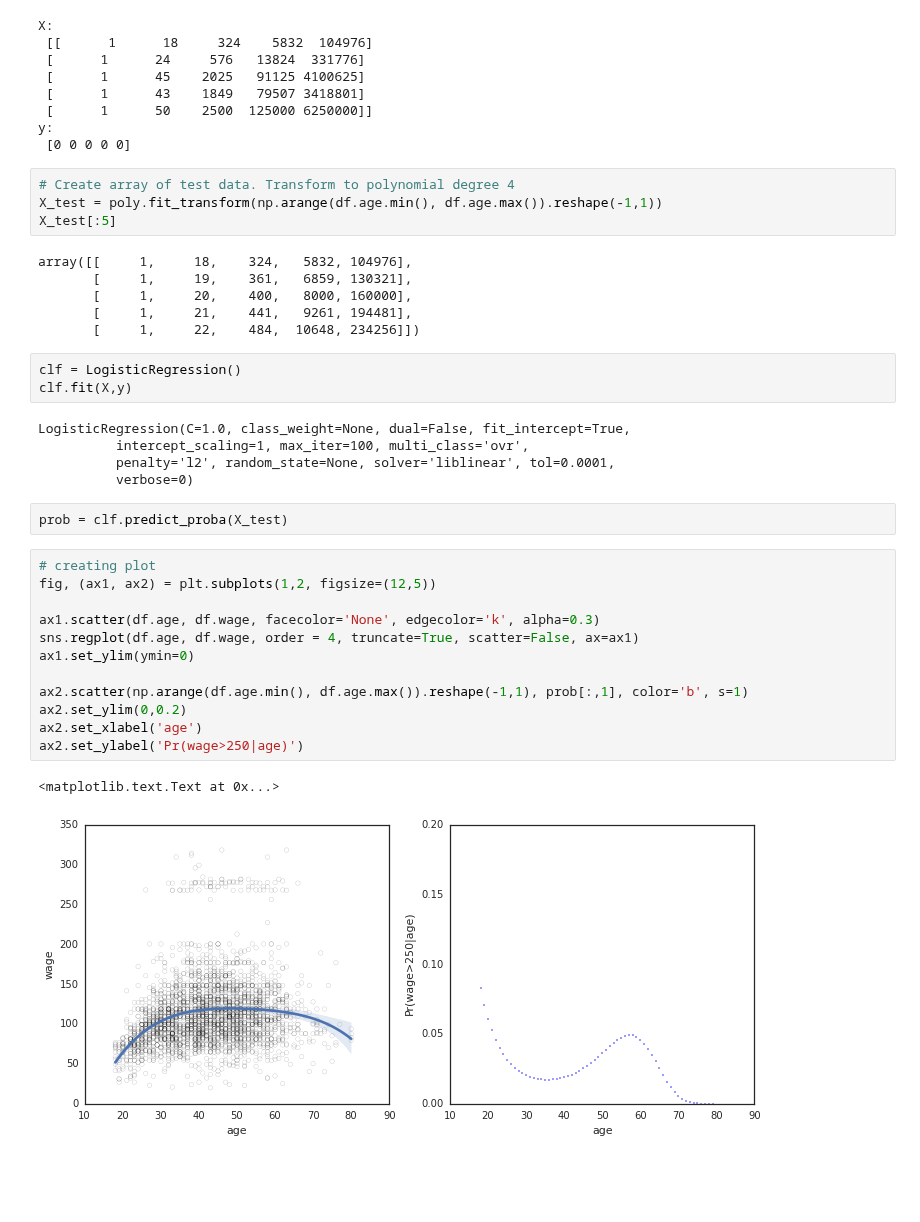
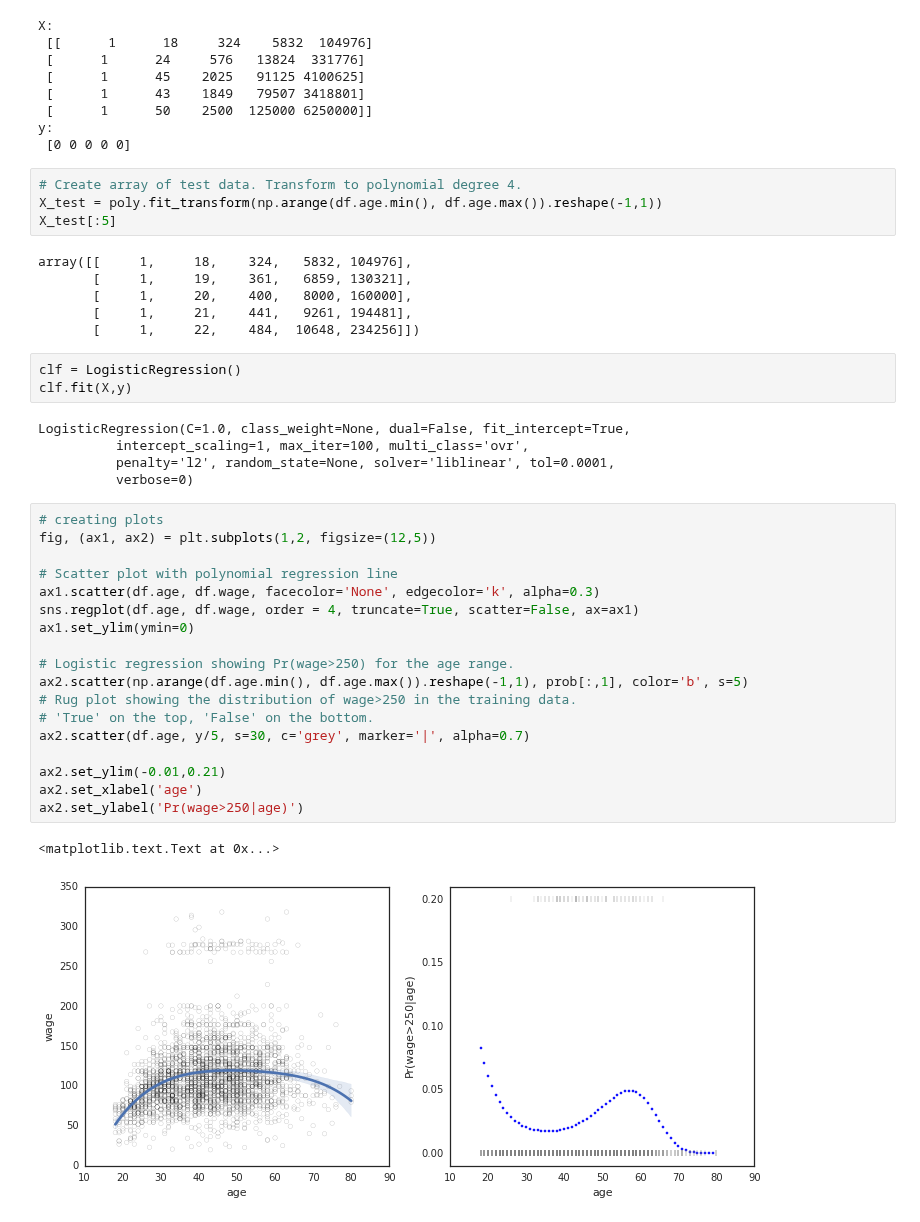
Before and after one commit to JWarmenhoven/ISLR-python, a Jupyter notebook: Chapter 7.ipynb, the cells around one changed output. Cells and saved outputs as stored; diff of their text form; blank space fills up the shorter version.

```diff
--- a/Chapter 7.ipynb
+++ b/Chapter 7.ipynb
@@ -78,7 +77,7 @@ X:
 y:
  [0 0 0 0 0]
 # %%
-# Create array of test data. Transform to polynomial degree 4
+# Create array of test data. Transform to polynomial degree 4.
 X_test = poly.fit_transform(np.arange(df.age.min(), df.age.max()).reshape(-1,1))
 X_test[:5]
 # %% [output]
@@ -95,20 +94,24 @@ LogisticRegression(C=1.0, class_weight=None, dual=False, fit_intercept=True,
           intercept_scaling=1, max_iter=100, multi_class='ovr',
           penalty='l2', random_state=None, solver='liblinear', tol=0.0001,
           verbose=0)
-# %%
-prob = clf.predict_proba(X_test)
 # %%
-# creating plot
+# creating plots
 fig, (ax1, ax2) = plt.subplots(1,2, figsize=(12,5))
 
+# Scatter plot with polynomial regression line
 ax1.scatter(df.age, df.wage, facecolor='None', edgecolor='k', alpha=0.3)
 sns.regplot(df.age, df.wage, order = 4, truncate=True, scatter=False, ax=ax1)
 ax1.set_ylim(ymin=0)
 
-ax2.scatter(np.arange(df.age.min(), df.age.max()).reshape(-1,1), prob[:,1], color='b', s=1)
-ax2.set_ylim(0,0.2)
+# Logistic regression showing Pr(wage>250) for the age range.
+ax2.scatter(np.arange(df.age.min(), df.age.max()).reshape(-1,1), prob[:,1], color='b', s=5)
+# Rug plot showing the distribution of wage>250 in the training data.
+# 'True' on the top, 'False' on the bottom.
+ax2.scatter(df.age, y/5, s=30, c='grey', marker='|', alpha=0.7)
+
+ax2.set_ylim(-0.01,0.21)
 ax2.set_xlabel('age')
 ax2.set_ylabel('Pr(wage>250|age)')
 # %% [output]
 <matplotlib.text.Text at 0x...>
-[figure, old version]
+[figure, new version]
```
Also changed, not shown: parts of 3 cells of this notebook.
